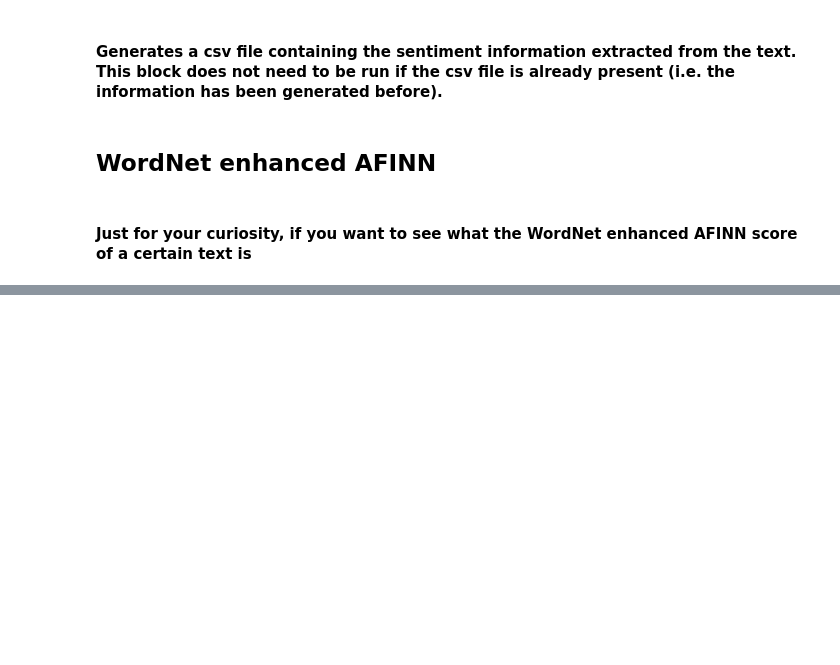
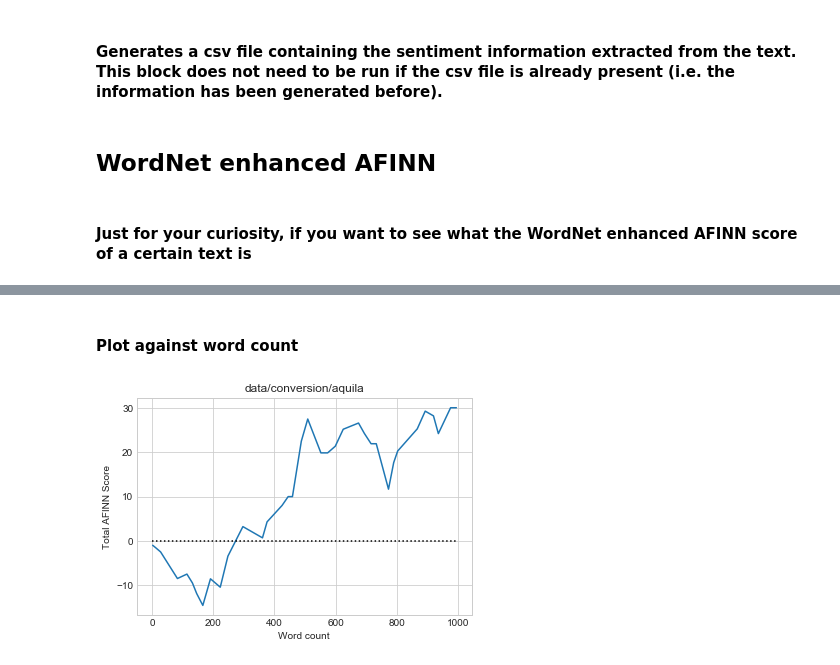
Before and after one commit to longyuxi/naive-sentiment-analyzer, a Jupyter notebook: notebook.ipynb, the cells around one changed output, grey strips where cells are left out. Cells and saved outputs as stored; diff of their text form; code cells hidden in the pictures; blank space fills up the shorter version.

```diff
--- a/notebook.ipynb
+++ b/notebook.ipynb
@@ -44,0 +50,25 @@ with open(OUTPUT_CSV) as csvfile:
+# %% [markdown]
+#### Plot against word count
+# %%
+# Plot against word count
+import matplotlib.pyplot as plt
+import csv
+import numpy as np
+plt.style.use('seaborn-whitegrid')
+
+with open(OUTPUT_CSV) as csvfile:
+    csvreader = csv.reader(csvfile)
+    csvdatahorizontal = list(csvreader)
+    csvdatahorizontal = csvdatahorizontal[1:]
+    numpy_array = np.array(csvdatahorizontal)
+    csvdatavertical = numpy_array.T
+    csvdatavertical = csvdatavertical.astype(float)
+    fig = plt.figure()
+    ax = plt.axes()
+    ax.plot(csvdatavertical[4],csvdatavertical[3])
+    ax.plot(np.zeros(int(csvdatavertical[4][-1])), 'k:')
+    ax.set_title(OUTPUT_CSV[:-4])
+    ax.set_xlabel("Word count")
+    ax.set_ylabel("Total AFINN Score")
+# %% [output]
+[figure, added]
```
Also changed, not shown: parts of 3 cells of this notebook, 5 other files.
